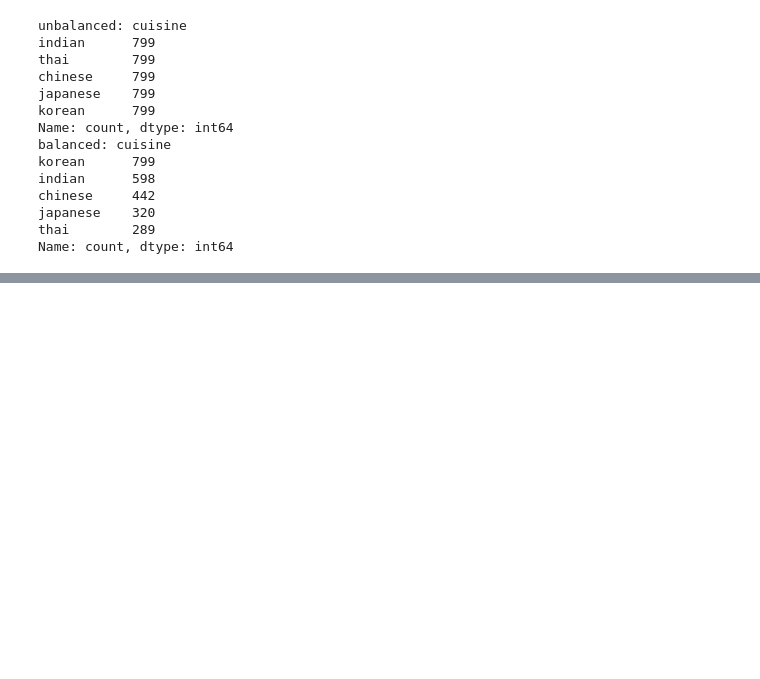
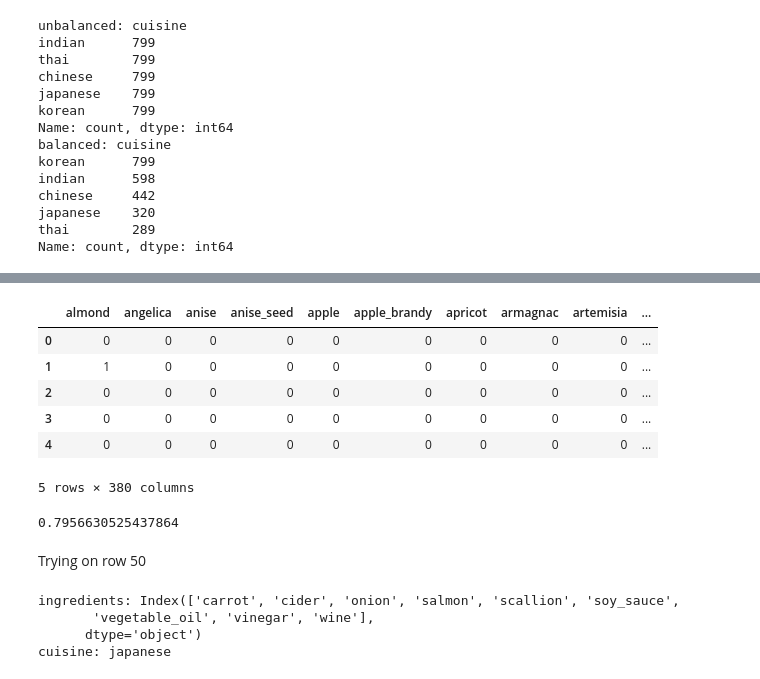
Before and after one commit to omarelwaliely/datascience, a Jupyter notebook: microsoft_beginner_ml/cuisine_classifier/cuisine_classifier.ipynb, the cells around one changed output, grey strips where cells are left out. Drawn from its saved outputs; the diff is of its cells as text; code cells hidden in the pictures; blank space fills up the shorter version.

Commit message:
tried some classification methods
tried and understood logistic regression ovr,  knns, sgd, svc, and random forest

```diff
--- a/microsoft_beginner_ml/cuisine_classifier/cuisine_classifier.ipynb
+++ b/microsoft_beginner_ml/cuisine_classifier/cuisine_classifier.ipynb
@@ -141,0 +151,11 @@ pd.concat([transformed_labels,transfomed_features],axis=1, join='outer').to_csv(
+# %%
+cuisines_features= cuisines_df.drop(['Unnamed: 0', 'cuisine'], axis=1)
+cuisines_features.head()
+# %% [output]
+|  | almond | angelica | anise | anise_seed | apple | apple_brandy | apricot | armagnac | artemisia | ... |
+| 0 | 0 | 0 | 0 | 0 | 0 | 0 | 0 | 0 | 0 | ... |
+| 1 | 1 | 0 | 0 | 0 | 0 | 0 | 0 | 0 | 0 | ... |
+| 2 | 0 | 0 | 0 | 0 | 0 | 0 | 0 | 0 | 0 | ... |
+| 3 | 0 | 0 | 0 | 0 | 0 | 0 | 0 | 0 | 0 | ... |
+| 4 | 0 | 0 | 0 | 0 | 0 | 0 | 0 | 0 | 0 | ... |
+5 rows × 380 columns
@@ -141,0 +164,16 @@ pd.concat([transformed_labels,transfomed_features],axis=1, join='outer').to_csv(
+# %%
+log = LogisticRegression(multi_class='ovr',solver='liblinear')
+model = log.fit(X_train, np.ravel(y_train)) #use np.ravel to turn it into a 1d array
+model.score(X_test, y_test)
+# %% [output]
+0.7956630525437864
+# %% [markdown]
+Trying on row 50
+# %%
+print(f'ingredients: {X_test.iloc[50][X_test.iloc[50]!=0].keys()}')
+print(f'cuisine: {y_test.iloc[50]}')
+# %% [output]
+ingredients: Index(['carrot', 'cider', 'onion', 'salmon', 'scallion', 'soy_sauce',
+       'vegetable_oil', 'vinegar', 'wine'],
+      dtype='object')
+cuisine: japanese
```
Also changed, not shown: parts of 9 cells of this notebook, 1 other file.
